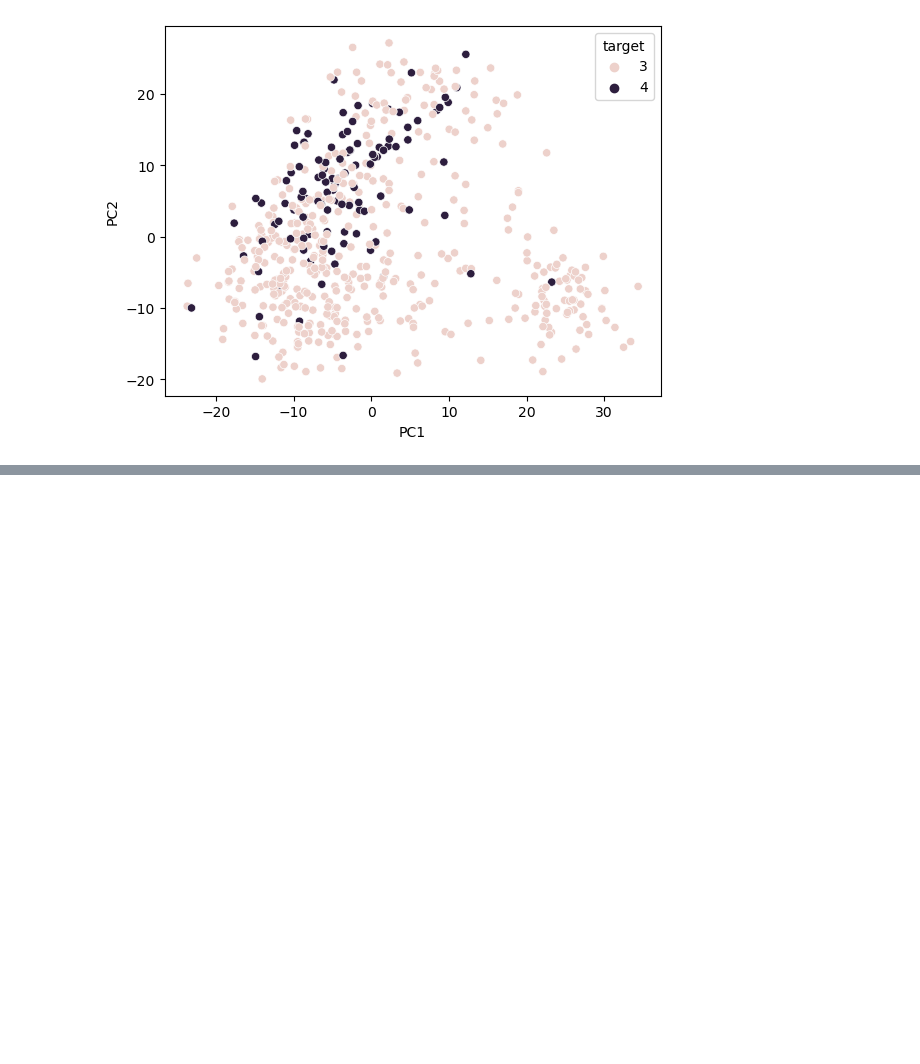
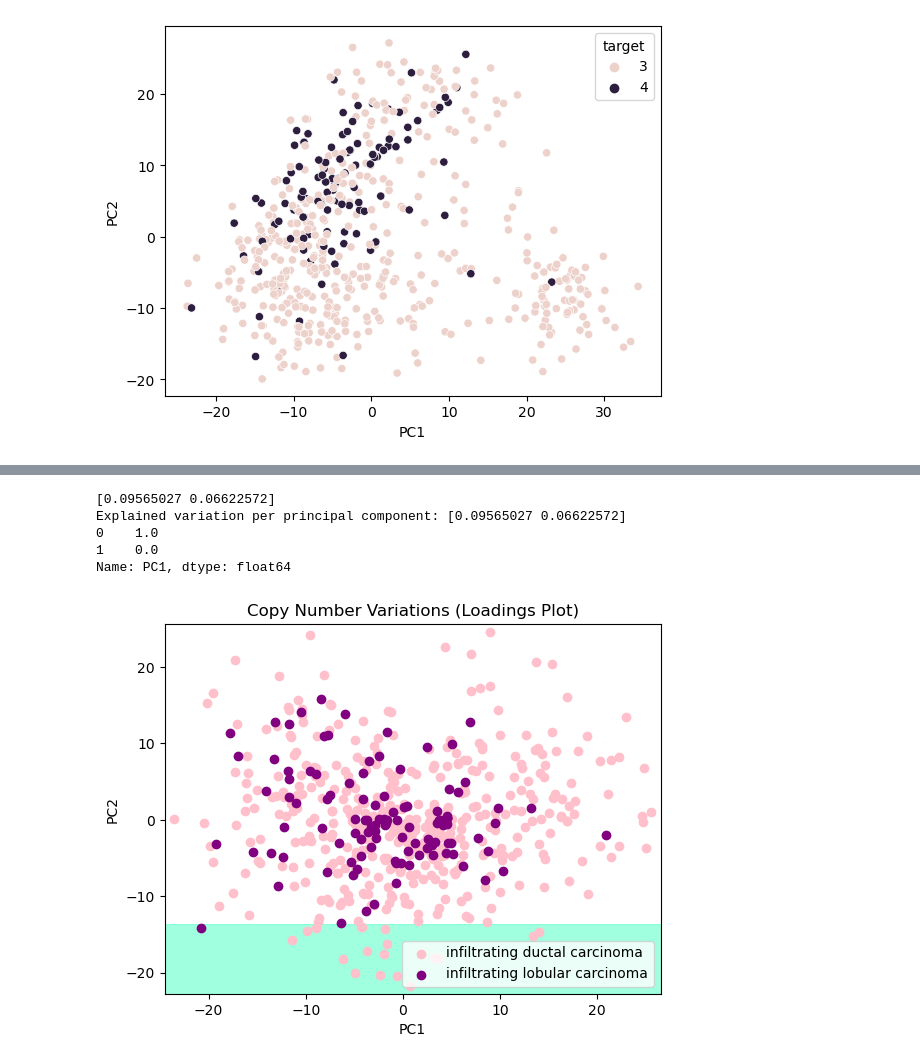
Before and after one commit to chanananins/BRCA-PCA, a Jupyter notebook: BRCA-PCA.ipynb, the cells around one changed output, grey strips where cells are left out. Saved outputs shown, nothing was run; the diff lists cells and outputs as text; code cells hidden in the pictures; blank space fills up the shorter version.

```diff
--- a/BRCA-PCA.ipynb
+++ b/BRCA-PCA.ipynb
@@ -300,0 +419,72 @@ plt.legend(targets,prop={'size': 15})
+# %%
+#distribute data into two components X and Y
+X = modified_dataset2.iloc[:, 604:1464].values
+y = modified_dataset2.iloc[:, 1940].values
+
+X_train, X_test, y_train, y_test = train_test_split(X, y, test_size = 0.2, random_state = 0)
+
+sc = StandardScaler()
+
+X_train = sc.fit_transform(X_train)
+X_test = sc.transform(X_test)
+
+from sklearn.decomposition import PCA
+
+pca = PCA(n_components = 2)
+
+X_train = pca.fit_transform(X_train)
+X_test = pca.transform(X_test)
+
+explained_variance = pca.explained_variance_ratio_
+
+print(explained_variance)
+print('Explained variation per principal component: {}'.format(pca.explained_variance_ratio_))
+
+X_train_df = pd.DataFrame(X_train)
+
+# Fit PCA to the training set
+pca = PCA(n_components=2)
+pca.fit(X_train_df)
+
+# Get the loadings for the first two principal components
+loadings = pd.DataFrame(pca.components_.T, columns=['PC1', 'PC2'], index=X_train_df.columns)
+
+# Print the top 5 variables with the highest loading for PC1
+print(loadings['PC1'].sort_values(ascending=False)[:5])
+
+
+# Predicting the training set result through scatter plot
+from matplotlib.colors import ListedColormap
+
+X_set, y_set = X_train, y_train
+X1, X2 = np.meshgrid(np.arange(start = X_set[:, 0].min() - 1,
+                     stop = X_set[:, 0].max() + 1, step = 0.01),
+                     np.arange(start = X_set[:, 1].min() - 1,
+                     stop = X_set[:, 1].max() + 1, step = 0.01))
+
+# Create a ListedColormap for the scatter plot
+cmap_scatter = ListedColormap(('pink', 'purple', 'turquoise'))
+
+# Plot the decision boundary
+plt.contourf(X1, X2, classifier.predict(np.array([X1.ravel(), X2.ravel()]).T).reshape(X1.shape),
+             alpha = 0.75, cmap = ListedColormap(('yellow', 'white', 'aquamarine')))
+
+# Plot the training set points
+for i, j in enumerate(np.unique(y_set)):
+    plt.scatter(X_set[y_set == j, 0], X_set[y_set == j, 1],
+                color = cmap_scatter(i), label = ['infiltrating ductal carcinoma', 'infiltrating lobular carcinoma'][i])
+
+plt.xlim(X1.min(), X1.max())
+plt.ylim(X2.min(), X2.max())
+plt.title('Copy Number Variations (Loadings Plot)')
+plt.xlabel('PC1')
+plt.ylabel('PC2')
+plt.legend()
+plt.show()
+# %% [output]
+[0.09565027 0.06622572]
+Explained variation per principal component: [0.09565027 0.06622572]
+0    1.0
+1    0.0
+Name: PC1, dtype: float64
+[figure, added]
```
Also changed, not shown: parts of 17 cells of this notebook, 1 other file.
